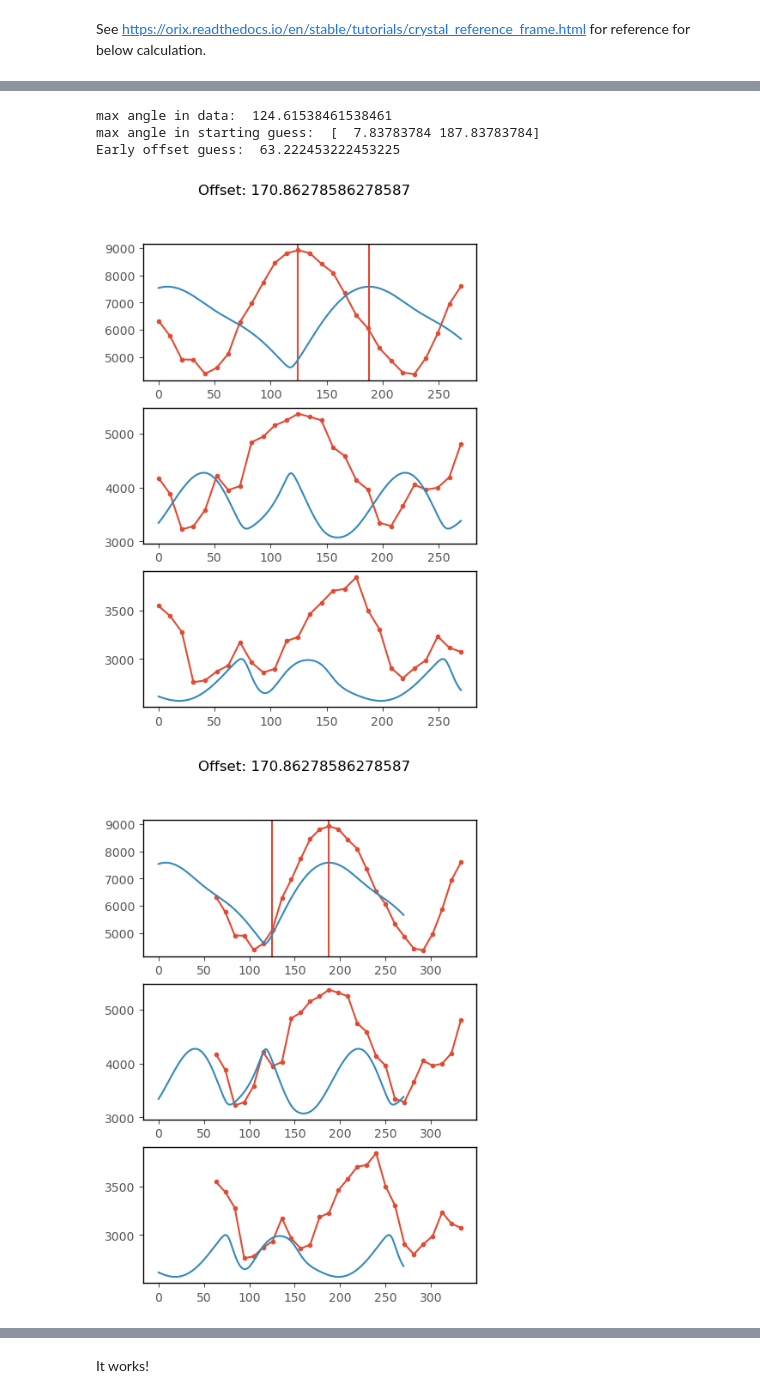
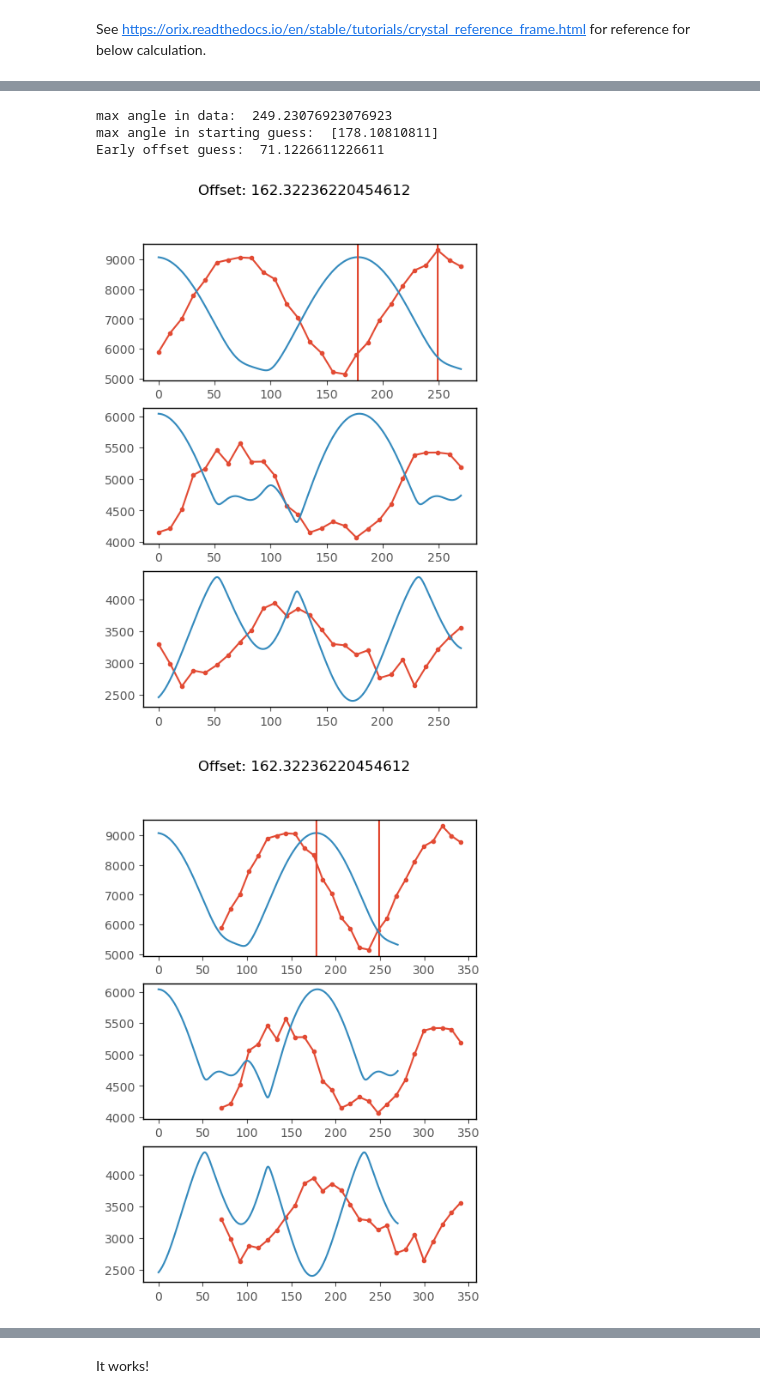
Before and after one commit to jordankando/brillouinfitting, a Jupyter notebook: 6_Burnman3_Elasticity_exercise_corrected.ipynb, the cells around one changed output, grey strips where cells are left out. Drawn from its saved outputs; the diff is of its cells as text; code cells hidden in the pictures.

```diff
--- a/6_Burnman3_Elasticity_exercise_corrected.ipynb
+++ b/6_Burnman3_Elasticity_exercise_corrected.ipynb
@@ -528,7 +556,7 @@ array([ 1.        ,  0.57735027, -0.        ])
 # %%
 # TODO: Generate sparse test data for testing the fitting
 
-def generate_sparse_test_data(mineral_type, Cijs, offset, start_angle, end_angle, hkl_norm, rho, unit_cell_params, n_data = 15, noise_mean = 1, noise_sigma = 0.1):
+def generate_sparse_test_data(mineral_type, Cijs, offset, start_angle, end_angle, hkl_norm, rho, unit_cell_params, n_data = 15, noise_mean = 1, noise_sigma = 0.1, error_est = False):
 
   mineral = mineral_type(rho, Cijs)
 
@@ -568,6 +596,14 @@ def generate_sparse_test_data(mineral_type, Cijs, offset, start_angle, end_angle
   vs1s += np.random.normal(noise_mean, noise_sigma,len(vps))
   vs2s += np.random.normal(noise_mean, noise_sigma,len(vps))
 
+  if error_est:
+      vps_err *= 0.1
+      vs1s_err *= 0.1
+      vs2s_err *= 0.1
+
+      return angles, vps, vs1s, vs2s, vps_err, vs1s_err, vs2s_err
+
+
   return angles, vps, vs1s, vs2s
 # %%
 angles, vps, vs1s, vs2s = generate_sparse_test_data(mineral_type = anisotropy.TriclinicMaterial,
@@ -678,10 +712,12 @@ plt.show()
 import scipy.signal
 # %%
 
-hkl_norm = np.array([1,1,0])
+hkl_norm = np.array([1,2,1])
+offset_true = 120
+
 angles, vps, vs1s, vs2s = generate_sparse_test_data(mineral_type = anisotropy.TriclinicMaterial,
                                                     Cijs = talc_stiffness,
-                                                    offset = 60,
+                                                    offset = offset_true,
                                                     start_angle = 0.,
                                                     end_angle = 270,
                                                     hkl_norm = hkl_norm,
@@ -721,38 +757,38 @@ offset_x_idx = np.argmin(np.abs(offset_x))
 offset_x = np.min(np.abs(offset_x))
 
 print("max angle in data: ", max_angle_data)
 print("max angle in starting guess: ", max_angle_o)
 print("Early offset guess: ", offset_x)
 
 fig, ax = plt.subplots(3, 1, figsize = (5,7))
 ax[0].plot(angles, vps, '.-')
 ax[0].axvline(max_angle_data)
 ax[1].plot(angles, vs1s, '.-')
 ax[2].plot(angles, vs2s, '.-')
 ax[0].plot(angles_o, vps_o, '-')
 ax[0].axvline(max_angle_o[offset_x_idx])
 ax[1].plot(angles_o, vs1s_o, '-')
 ax[2].plot(angles_o, vs2s_o, '-')
 plt.suptitle("Offset: " + str(offset))
 plt.show()
 
 fig, ax = plt.subplots(3, 1, figsize = (5,7))
 ax[0].plot(angles+offset_x, vps, '.-')
 ax[0].axvline(max_angle_data)
 ax[1].plot(angles+offset_x, vs1s, '.-')
 ax[2].plot(angles+offset_x, vs2s, '.-')
 ax[0].plot(angles_o, vps_o, '-')
 ax[0].axvline(max_angle_o[offset_x_idx])
 ax[1].plot(angles_o, vs1s_o, '-')
 ax[2].plot(angles_o, vs2s_o, '-')
 plt.suptitle("Offset: " + str(offset))
 plt.show()
 # %% [output]
-max angle in data:  124.61538461538461
-max angle in starting guess:  [  7.83783784 187.83783784]
-Early offset guess:  63.222453222453225
+max angle in data:  249.23076923076923
+max angle in starting guess:  [178.10810811]
+Early offset guess:  71.1226611226611
-[figure, old version]
+[figure, new version]
-[figure, old version]
+[figure, new version]
 # %%
 fit_result = fit_Cij_lsq(xs = angles,
                      ys = vs_stack,
```
Also changed, not shown: parts of 21 cells of this notebook.
